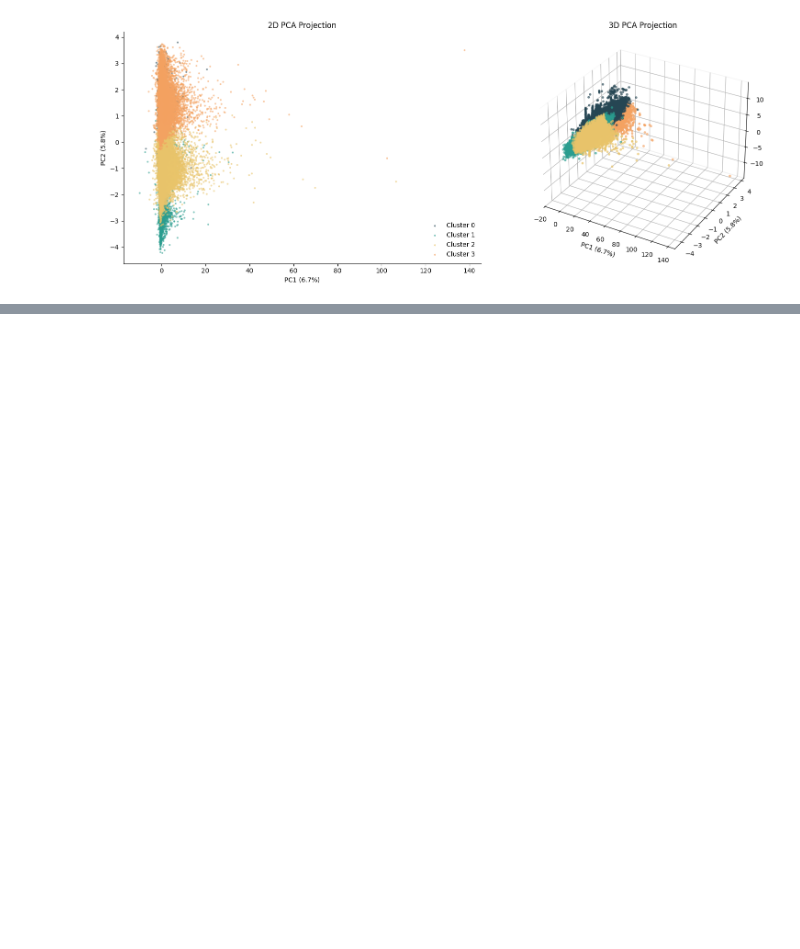
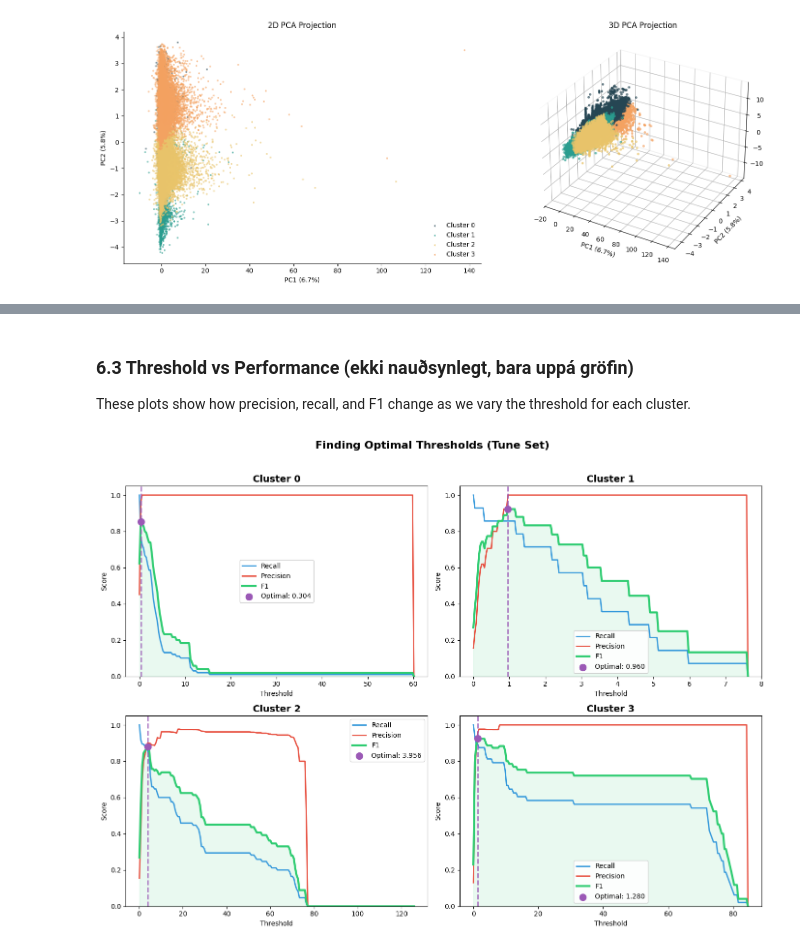
Before and after one commit to sunnakaradottir/data_science, a Jupyter notebook: notebooks/project.ipynb, the cells around one changed output, grey strips where cells are left out. Drawn from its saved outputs; the diff is of its cells as text; code cells hidden in the pictures; blank space fills up the shorter version.

```diff
--- a/notebooks/project.ipynb
+++ b/notebooks/project.ipynb
@@ -274,0 +463,16 @@ plt.show()
+# %%
+def load_pretrained_model(cluster_id, models_dir='../models'):
+    base_path = f'{models_dir}/ae_cluster_{cluster_id}'
+    config = parse_model_config(f'{base_path}/ae_cluster_{cluster_id}_config.txt')
+
+    model = AutoEncoder(
+        in_dim=30,
+        hidden_units=config['hidden_dim'],
+        latent_features=config['latent'],
+        num_layers=config['num_layers']
+    )
+    model.load_state_dict(torch.load(f'{base_path}/ae_cluster_{cluster_id}.pt', map_location='cpu', weights_only=True))
+    model.eval()
+    return model
+
+models = {i: load_pretrained_model(i) for i in range(K)}
@@ -274,0 +552,31 @@ plt.show()
+# %% [markdown]
+### 6.3 Threshold vs Performance (ekki nauðsynlegt, bara uppá gröfin)
+These plots show how precision, recall, and F1 change as we vary the threshold for each cluster.
+# %%
+fig, axes = plt.subplots(2, 2, figsize=(14, 10))
+colors = {'recall': '#3498db', 'precision': '#e74c3c', 'f1': '#2ecc71', 'optimal': '#9b59b6'}
+
+for cid, ax in enumerate(axes.flatten()):
+    results_df = threshold_results[cid]
+
+    ax.plot(results_df['threshold'], results_df['recall'], label='Recall', color=colors['recall'], linewidth=2)
+    ax.plot(results_df['threshold'], results_df['precision'], label='Precision', color=colors['precision'], linewidth=2)
+    ax.plot(results_df['threshold'], results_df['f1'], label='F1', color=colors['f1'], linewidth=3)
+
+    best_thresh = optimal_thresholds[cid]
+    best_f1 = results_df.loc[results_df['f1'].idxmax(), 'f1']
+    ax.axvline(best_thresh, color=colors['optimal'], linestyle='--', linewidth=2, alpha=0.8)
+    ax.scatter([best_thresh], [best_f1], color=colors['optimal'], s=100, zorder=5, label=f'Optimal: {best_thresh:.3f}')
+
+    ax.set_title(f'Cluster {cid}', fontsize=14, fontweight='bold')
+    ax.set_xlabel('Threshold')
+    ax.set_ylabel('Score')
+    ax.set_ylim([0, 1.05])
+    ax.legend(loc='best', framealpha=0.9)
+    ax.fill_between(results_df['threshold'], results_df['f1'], alpha=0.1, color=colors['f1'])
+
+plt.suptitle('Finding Optimal Thresholds (Tune Set)', fontsize=16, fontweight='bold', y=1.02)
+plt.tight_layout()
+plt.show()
+# %% [output]
+[figure, added]
```
Also changed, not shown: parts of 20 cells of this notebook.
